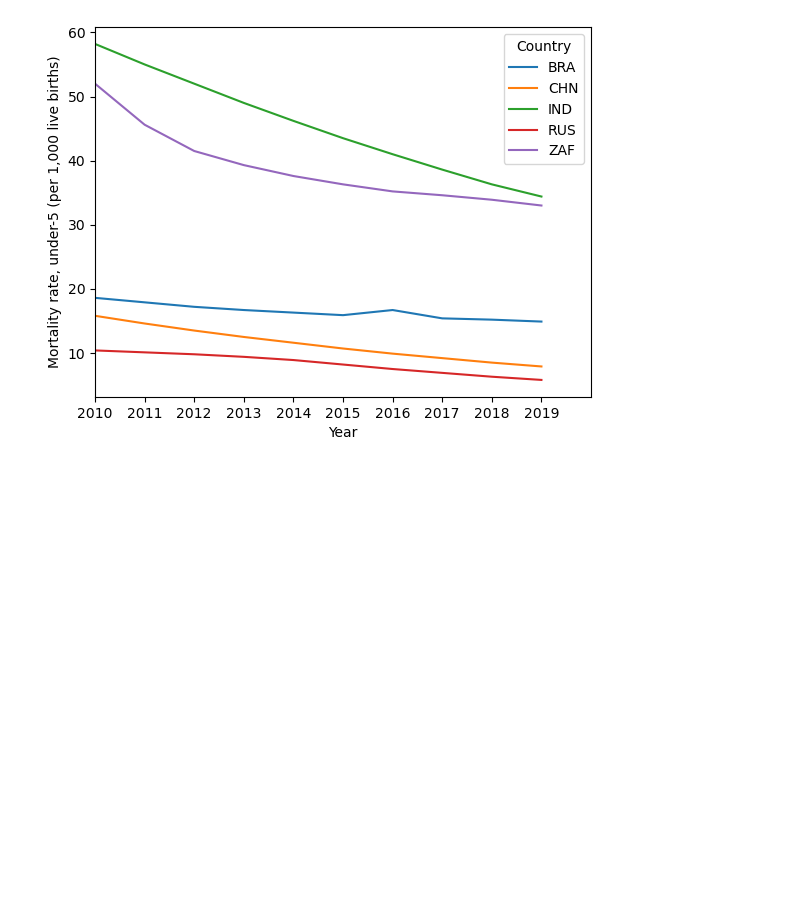
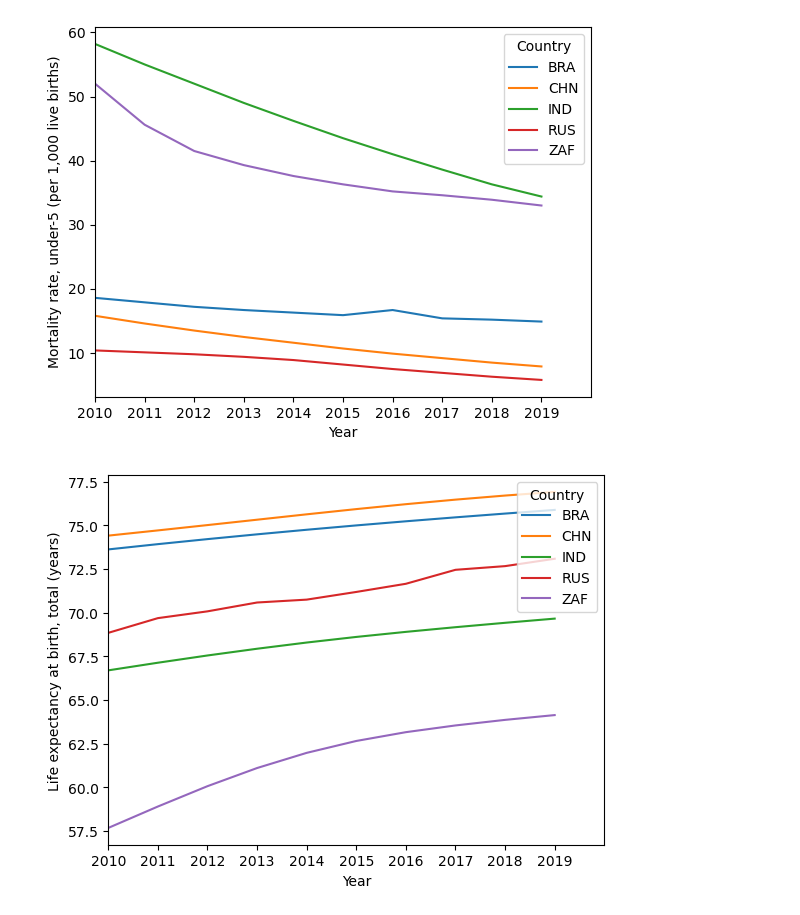
Before and after one commit to SArjaGit/BRICS_Project, a Jupyter notebook: Debasis/Health_Poverty.ipynb, the cells around one changed output. Drawn from its saved outputs; the diff is of its cells as text; code cells hidden in the pictures; blank space fills up the shorter version.

Commit message:
comparison of health factors

```diff
--- a/Debasis/Health_Poverty.ipynb
+++ b/Debasis/Health_Poverty.ipynb
@@ -315,3 +315,20 @@ plt.ylabel("Mortality rate, under-5 (per 1,000 live births)")
 plt.show()
 # %% [output]
 [figure]
+# %%
+# Life expectancy at birth, total (years)
+life_expectancy = health_poverty_final_df.loc[health_poverty_final_df['Series_Code'] == 'SP.DYN.LE00.IN'].reset_index(drop=True)
+
+for country in life_expectancy['Country_Code'].unique():
+    country_data = life_expectancy.loc[life_expectancy['Country_Code'] == country]
+    plt.plot(country_data['Year'], country_data['Value'], label=country)
+
+plt.legend(title="Country", loc="upper right")
+plt.xticks(np.arange(start_year, end_year + 1, 1))
+plt.xlim(start_year, end_year + 1)
+plt.xlabel("Year")
+plt.ylabel("Life expectancy at birth, total (years)")
+
+plt.show()
+# %% [output]
+[figure, added]
```
Also changed, not shown: parts of 4 cells of this notebook.
